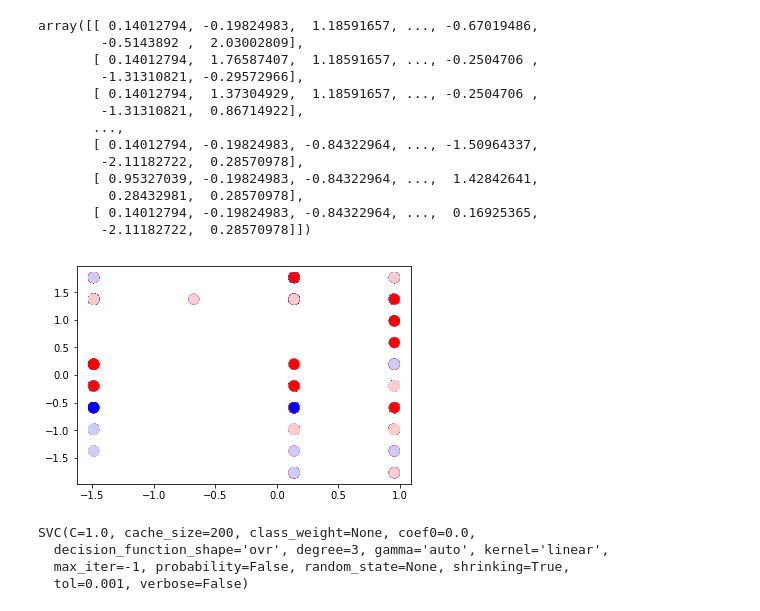
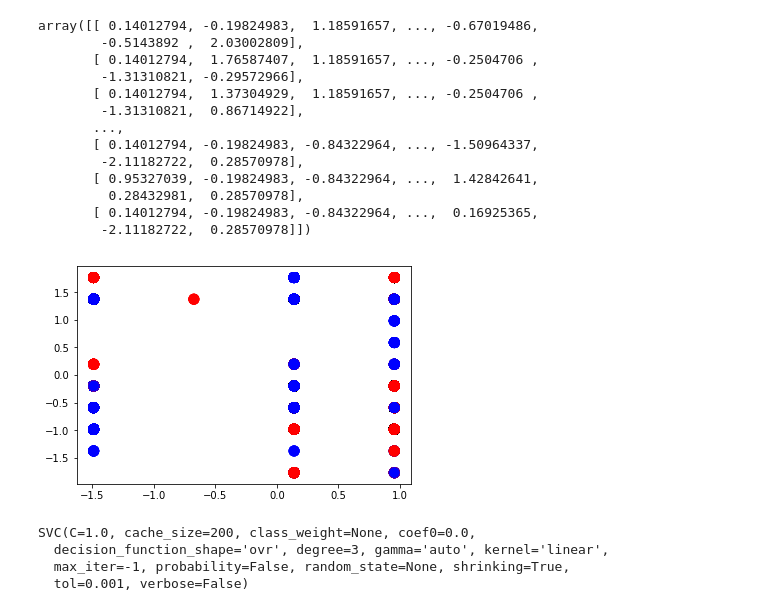
Before and after one commit to seungeun92/MushroomClassification, a Jupyter notebook: Susan/Mushroom_SVM-labelencoder.ipynb, the cells around one changed output. Cells and saved outputs as stored; diff of their text form; code cells hidden in the pictures.

```diff
--- a/Susan/Mushroom_SVM-labelencoder.ipynb
+++ b/Susan/Mushroom_SVM-labelencoder.ipynb
@@ -87,10 +75,10 @@ array([[ 0.14012794, -0.19824983,  1.18591657, ..., -0.67019486,
        [ 0.14012794, -0.19824983, -0.84322964, ...,  0.16925365,
         -2.11182722,  0.28570978]])
 # %%
-plt.scatter(X[:, 0], X[:, 1], c=y, s=100, cmap="bwr");
+plt.scatter(X[:, 0], X[:, 1], c=mushroom_e["class"], s=100, cmap="bwr");
 plt.show()
 # %% [output]
-[figure, old version]
+[figure, new version]
 # %%
 from sklearn.model_selection import train_test_split
 X_train, X_test, y_train, y_test = train_test_split(data, target, random_state=42)
```
Also changed, not shown: parts of 2 cells of this notebook, 2 other files.
